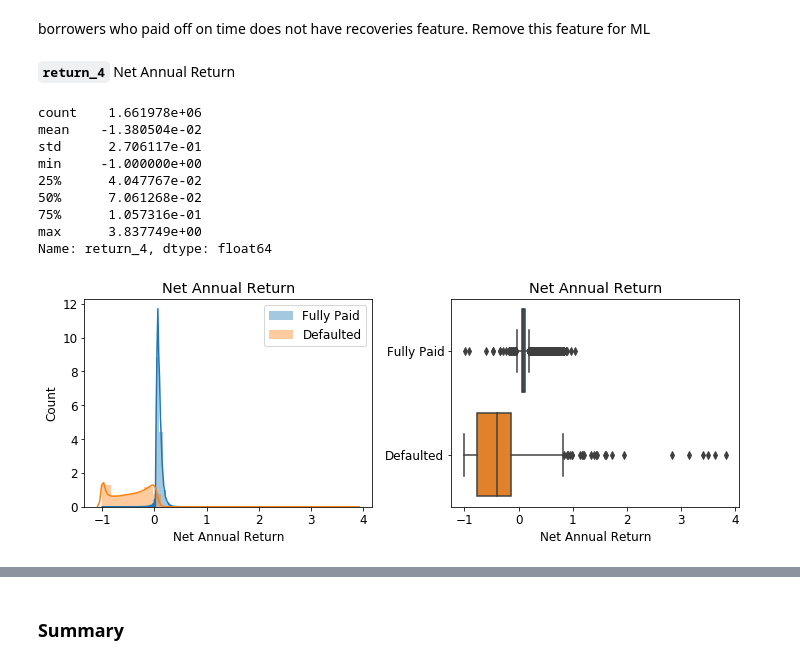
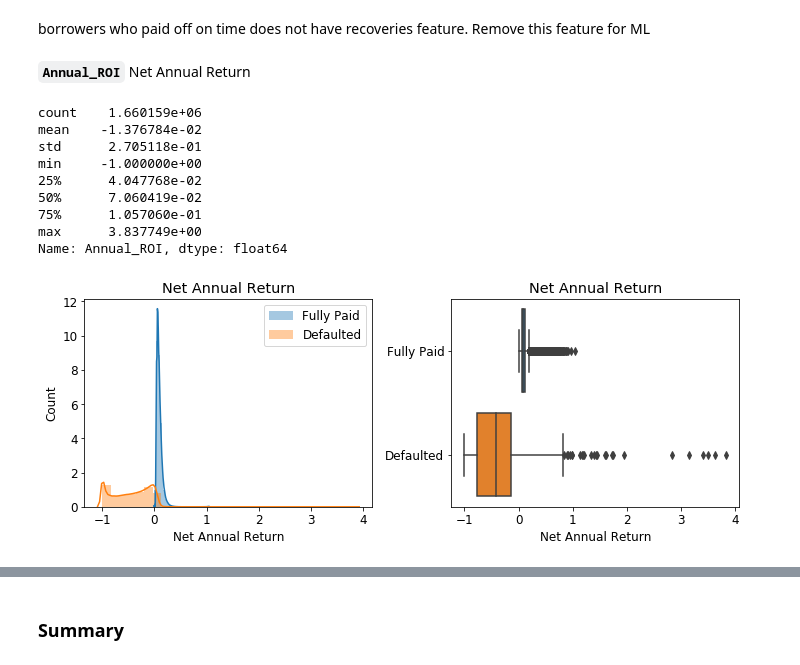
Before and after one commit to cyuancheng/Lending_Club, a Jupyter notebook: 03_LC_DataPreprocessing_2.ipynb, the cells around one changed output, grey strips where cells are left out. Drawn from its saved outputs; the diff is of its cells as text; code cells hidden in the pictures.

```diff
--- a/03_LC_DataPreprocessing_2.ipynb
+++ b/03_LC_DataPreprocessing_2.ipynb
@@ -537,8 +471,6 @@ Name: term, dtype: object
 df['term'].unique()
 # %% [output]
 array([' 36 months', ' 60 months'], dtype=object)
-# %%
-df['term_num'] = df['term'].map({' 36 months':int(36), ' 60 months': int(60)})
 # %%
 df.drop(['term'], axis=1, inplace=True)
 # %%
@@ -571,5 +505,5 @@ plot_cat(df, 'grade', 'Grade', 10,4)
 # %%
-df['grade_num'] = df['grade'].map({'A':1,'B':2,'C':3,'D':4,'E':5,'F':6,'G':7})
+df['grade_num'] = df['grade'].map({'A':7,'B':6,'C':5,'D':4,'E':3,'F':2,'G':1})
 # %%
 df['grade_num'].unique()
 # %% [output]
@@ -704,0 +641,3 @@ plot_cat(df,'purpose', 'Purpose',10,5)
+# %%
+print(df['purpose'].value_counts())
+df=df[df['purpose']!='educational']
@@ -905,3 +862,5 @@ Name: dti, dtype: float64
+# %%
+df=df[df['dti']>0]
 # %%
 sm.qqplot(df['dti'], line='s')
 #plt.ylim(0,0.25e7)
@@ -1219,21 +1180,21 @@ plot_num(df_recoveries ,'recoveries', 'recoveries',False, 30, 10,4)
 # %% [markdown]
 borrowers who paid off on time does not have recoveries feature. Remove this feature for ML
 # %% [markdown]
-**`return_4`**
+**`Annual_ROI`**
 Net Annual Return
 # %%
-df['return_4'].describe()
+df['Annual_ROI'].describe()
 # %% [output]
-count    1.661978e+06
-mean    -1.380504e-02
-std      2.706117e-01
+count    1.660159e+06
+mean    -1.376784e-02
+std      2.705118e-01
 min     -1.000000e+00
-25%      4.047767e-02
-50%      7.061268e-02
-75%      1.057316e-01
+25%      4.047768e-02
+50%      7.060419e-02
+75%      1.057060e-01
 max      3.837749e+00
-Name: return_4, dtype: float64
+Name: Annual_ROI, dtype: float64
 # %%
-plot_num(df,'return_4', 'Net Annual Return',True, 30, 10,4)
+plot_num(df,'Annual_ROI', 'Net Annual Return', True, 30, 10,4)
 # %% [output]
-[figure, old version]
+[figure, new version]
```
Also changed, not shown: parts of 120 cells of this notebook.
